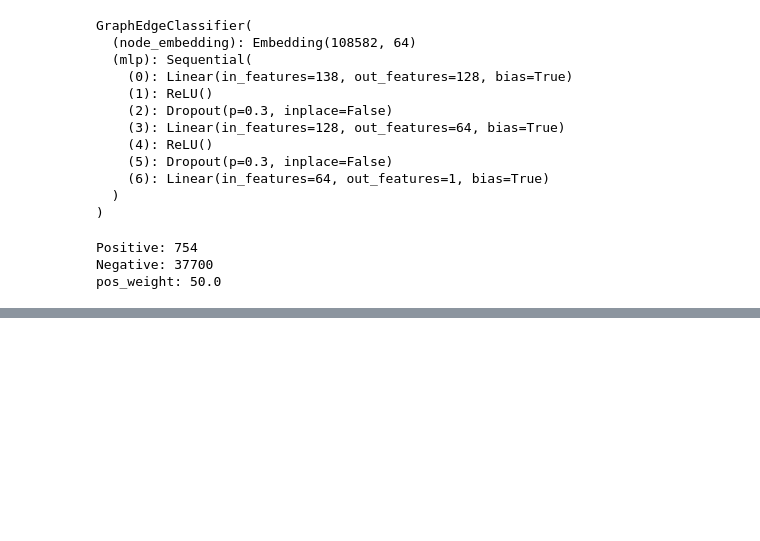
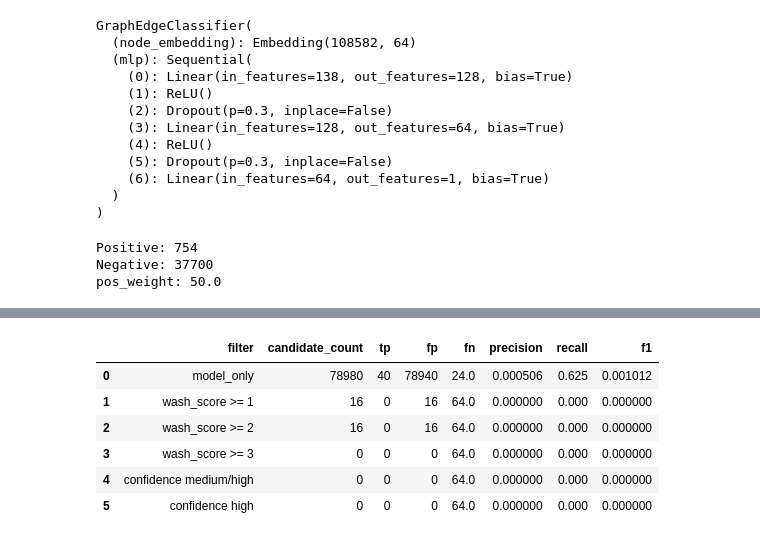
Before and after one commit to aryakasyahrezki/nft-wash-trading-detection, a Jupyter notebook: stephen code/notebooks/06_train_graph_class_weight.ipynb, the cells around one changed output, grey strips where cells are left out. Cells and saved outputs as stored; diff of their text form; code cells hidden in the pictures; blank space fills up the shorter version.

```diff
--- a/stephen code/notebooks/06_train_graph_class_weight.ipynb
+++ b/stephen code/notebooks/06_train_graph_class_weight.ipynb
@@ -353,0 +586,66 @@ Confusion Matrix:
+# %%
+# =========================
+# STAGE 2: RULE-BASED FILTERING
+# =========================
+
+from sklearn.metrics import confusion_matrix, classification_report
+
+filter_results = []
+
+rules = [
+    ("model_only", candidate_fraud_full),
+    ("wash_score >= 1", candidate_fraud_full[candidate_fraud_full["wash_score"] >= 1]),
+    ("wash_score >= 2", candidate_fraud_full[candidate_fraud_full["wash_score"] >= 2]),
+    ("wash_score >= 3", candidate_fraud_full[candidate_fraud_full["wash_score"] >= 3]),
+    ("confidence medium/high", candidate_fraud_full[
+        candidate_fraud_full["confidence_category"].isin(["medium", "high"])
+    ]),
+    ("confidence high", candidate_fraud_full[
+        candidate_fraud_full["confidence_category"] == "high"
+    ]),
+]
+
+total_real_fraud = test_with_pred["true_label"].sum()
+
+for rule_name, filtered_df in rules:
+    tp = filtered_df[filtered_df["true_label"] == 1].shape[0]
+    fp = filtered_df[filtered_df["true_label"] == 0].shape[0]
+    fn = total_real_fraud - tp
+
+    precision = tp / (tp + fp) if (tp + fp) > 0 else 0
+    recall = tp / total_real_fraud if total_real_fraud > 0 else 0
+    f1 = 2 * precision * recall / (precision + recall) if (precision + recall) > 0 else 0
+
+    filter_results.append({
+        "filter": rule_name,
+        "candidate_count": len(filtered_df),
+        "tp": tp,
+        "fp": fp,
+        "fn": fn,
+        "precision": precision,
+        "recall": recall,
+        "f1": f1
+    })
+
+filter_df = pd.DataFrame(filter_results)
+
+display(
+    filter_df.sort_values(
+        by=["recall", "precision"],
+        ascending=False
+    )
+)
+
+# Simpan hasil stage 2
+filter_df.to_csv(
+    "../outputs/metrics/stage2_rule_filtering_results.csv",
+    index=False
+)
+# %% [output]
+|  | filter | candidate_count | tp | fp | fn | precision | recall | f1 |
+| 0 | model_only | 78980 | 40 | 78940 | 24.0 | 0.000506 | 0.625 | 0.001012 |
+| 1 | wash_score >= 1 | 16 | 0 | 16 | 64.0 | 0.000000 | 0.000 | 0.000000 |
+| 2 | wash_score >= 2 | 16 | 0 | 16 | 64.0 | 0.000000 | 0.000 | 0.000000 |
+| 3 | wash_score >= 3 | 0 | 0 | 0 | 64.0 | 0.000000 | 0.000 | 0.000000 |
+| 4 | confidence medium/high | 0 | 0 | 0 | 64.0 | 0.000000 | 0.000 | 0.000000 |
+| 5 | confidence high | 0 | 0 | 0 | 64.0 | 0.000000 | 0.000 | 0.000000 |
```
Also changed, not shown: parts of 9 cells of this notebook, 1 other file.
